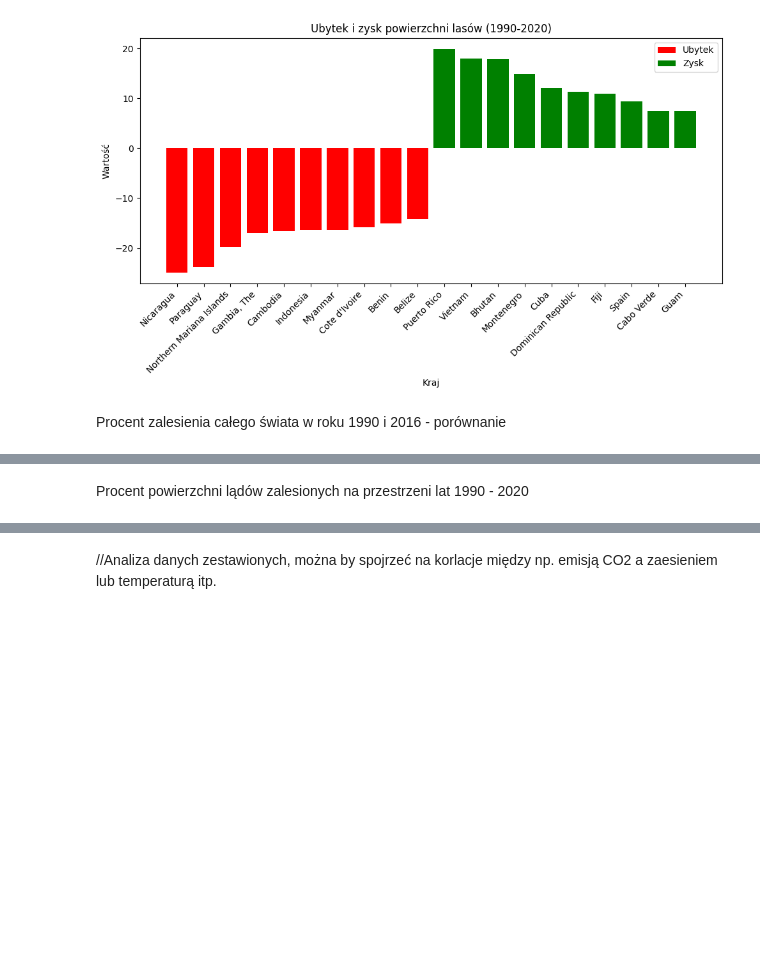
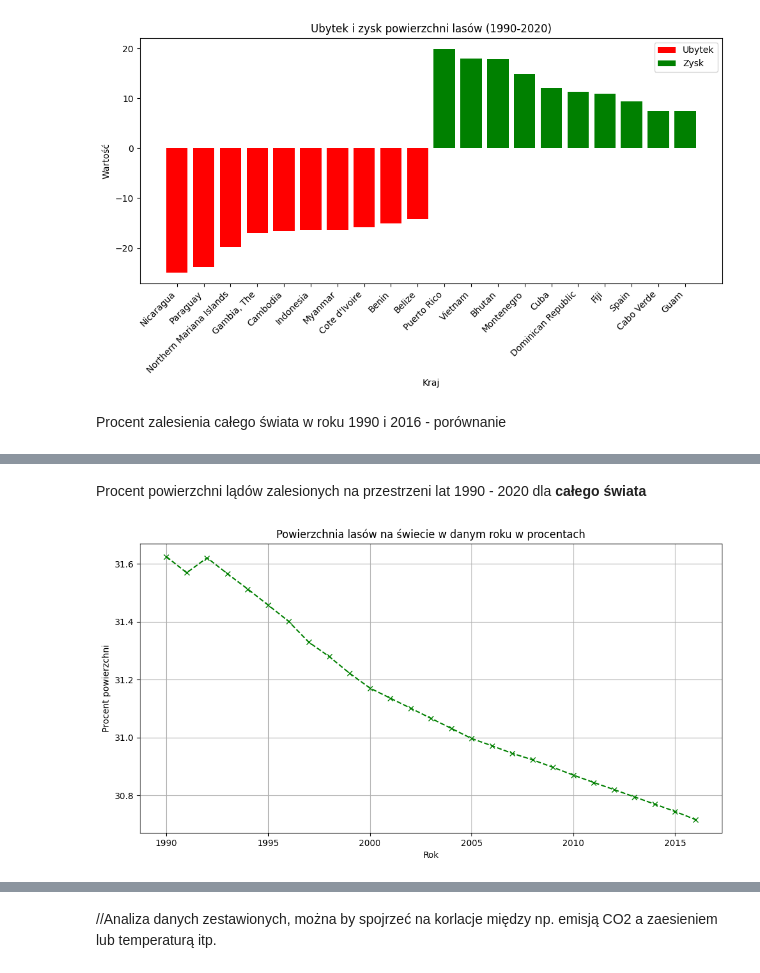
Before and after one commit to kuba172/analiza-zmian-klimatycznych-metodami-uczenia-maszynowego, a Jupyter notebook: Analiza zmian klimatu metodą uczenia maszynowego.ipynb, the cells around one changed output, grey strips where cells are left out. Saved outputs shown, nothing was run; the diff lists cells and outputs as text; code cells hidden in the pictures; blank space fills up the shorter version.

Commit message:
Update afforestation plots and predictions

```diff
--- a/Analiza zmian klimatu metodą uczenia maszynowego.ipynb
+++ b/Analiza zmian klimatu metodą uczenia maszynowego.ipynb
@@ -942,2 +937,17 @@ print(world_forest_2016)
 # %% [markdown]
-Procent powierzchni lądów zalesionych na przestrzeni lat 1990 - 2020
+Procent powierzchni lądów zalesionych na przestrzeni lat 1990 - 2020 dla **całego świata**
+# %%
+
+world_forest_all_years = data_forest[data_forest['country_name'] == 'World']
+
+world_forest_all_years = world_forest_all_years.sort_values(by='year')
+
+plt.figure(figsize=(12, 6))
+plt.plot(world_forest_all_years['year'], world_forest_all_years['value'], marker='x', linestyle='--', color='green')
+plt.xlabel('Rok')
+plt.ylabel('Procent powierzchni')
+plt.title('Powierzchnia lasów na świecie w danym roku w procentach')
+plt.grid(True)
+plt.show()
+# %% [output]
+[figure, added]
```
Also changed, not shown: parts of 15 cells of this notebook.
